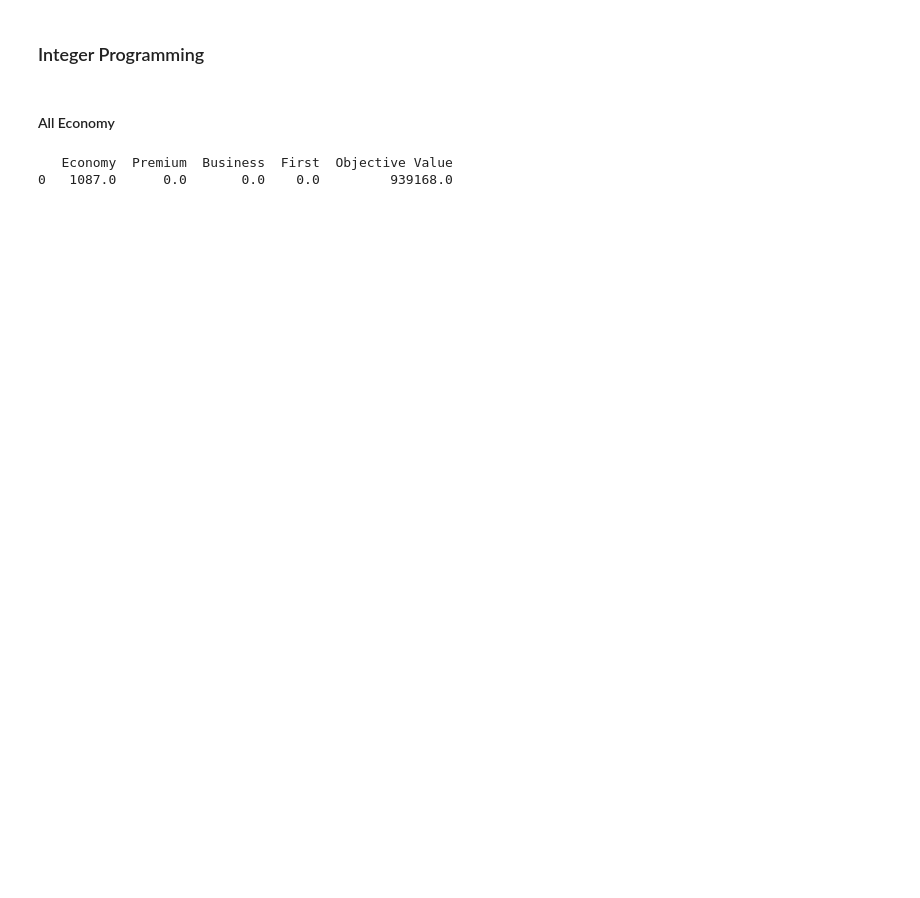
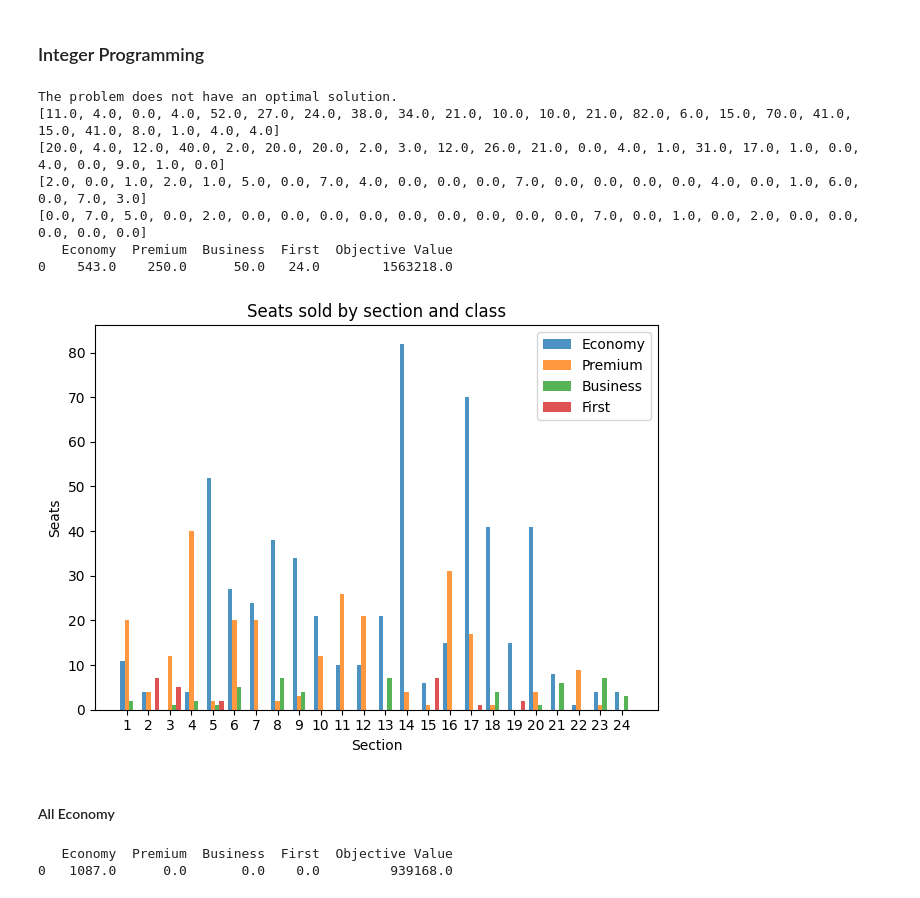
Before and after one commit to a-kong/math-441-project, a Jupyter notebook: report_code.ipynb, the cells around one changed output. Saved outputs shown, nothing was run; the diff lists cells and outputs as text; code cells hidden in the pictures; blank space fills up the shorter version.

```diff
--- a/report_code.ipynb
+++ b/report_code.ipynb
@@ -209,20 +210,20 @@ def solve_seating(solver, demand=[np.infty, 250, 50 ,24]):
     # Area constraint
     for j in range(n_sections):
         solver.Add(
-            solver.Sum(seats[i, j] * sizes[i] for i in range(n_classes)) <= maxArea[j]
+            solver.Sum(seats[i, j] * (10**10 * sizes[i]) for i in range(n_classes)) <= (10**10 * maxArea[j])
         )
 
     # Weight constraint
     weight_constraint = solver.Sum(
-        seats[i, j] * weight[i]
+        seats[i, j] * (10**10 * weight[i])
         for i in range(n_classes)
         for j in range(n_sections)
-    ) <= max_weight
+    ) <= (10**10 * max_weight)
 
     # Demand constraint
     for i in range(n_classes):
         solver.Add(
-            (solver.Sum(seats[i, j] for j in range(n_sections)) <= demand[i])
+            (solver.Sum(10**10 * seats[i, j] for j in range(n_sections)) <= ((10**10) * demand[i]))
         )
 
     # Solve the problem
@@ -231,7 +232,8 @@ def solve_seating(solver, demand=[np.infty, 250, 50 ,24]):
     # Get the optimal solution
     if status != pywraplp.Solver.OPTIMAL:
         print('The problem does not have an optimal solution.')
-        return
+        # return
+
 
     # Create a histogram of each section and show the distribution of seats sold in each class
     fig, ax = plt.subplots()
@@ -297,21 +299,32 @@ solve_seating(solver=solver)
 # %% [markdown]
 ### Integer Programming
 # %%
-demand=[777, 250, 50 ,24]
+demand=[545, 250, 50 ,24]
 
-solver = pywraplp.Solver.CreateSolver('SAT')
+solver = pywraplp.Solver.CreateSolver('SCIP')
+solver.num_search_workers = 12
+solver.SetTimeLimit(300 * 1000)
 
 for i in range(n_classes):
     for j in range(n_sections):
         seats[i, j] = solver.IntVar(0, solver.infinity(), f'seats_{i}_{j}')
 
 # Define objective function
 revenue = solver.Sum(seats[i,j] * cost[i] for i in range(n_classes) for j in range(n_sections))
 
 # Maximize revenue
 solver.Maximize(revenue)
 
 solve_seating(solver=solver, demand=demand)
+# %% [output]
+The problem does not have an optimal solution.
+[11.0, 4.0, 0.0, 4.0, 52.0, 27.0, 24.0, 38.0, 34.0, 21.0, 10.0, 10.0, 21.0, 82.0, 6.0, 15.0, 70.0, 41.0, 15.0, 41.0, 8.0, 1.0, 4.0, 4.0]
+[20.0, 4.0, 12.0, 40.0, 2.0, 20.0, 20.0, 2.0, 3.0, 12.0, 26.0, 21.0, 0.0, 4.0, 1.0, 31.0, 17.0, 1.0, 0.0, 4.0, 0.0, 9.0, 1.0, 0.0]
+[2.0, 0.0, 1.0, 2.0, 1.0, 5.0, 0.0, 7.0, 4.0, 0.0, 0.0, 0.0, 7.0, 0.0, 0.0, 0.0, 0.0, 4.0, 0.0, 1.0, 6.0, 0.0, 7.0, 3.0]
+[0.0, 7.0, 5.0, 0.0, 2.0, 0.0, 0.0, 0.0, 0.0, 0.0, 0.0, 0.0, 0.0, 0.0, 7.0, 0.0, 1.0, 0.0, 2.0, 0.0, 0.0, 0.0, 0.0, 0.0]
+   Economy  Premium  Business  First  Objective Value
+0    543.0    250.0      50.0   24.0        1563218.0
+[figure, added]
 # %% [markdown]
 #### All Economy
 # %%
```
Also changed, not shown: parts of 24 cells of this notebook.
